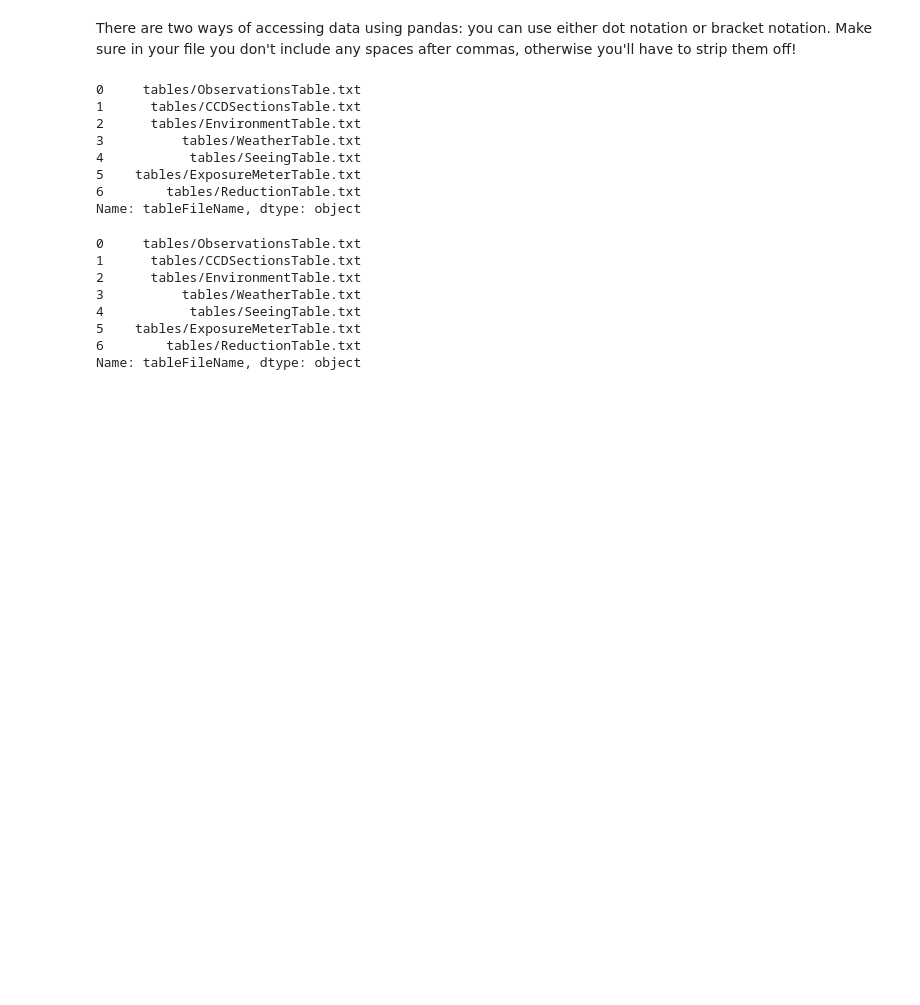
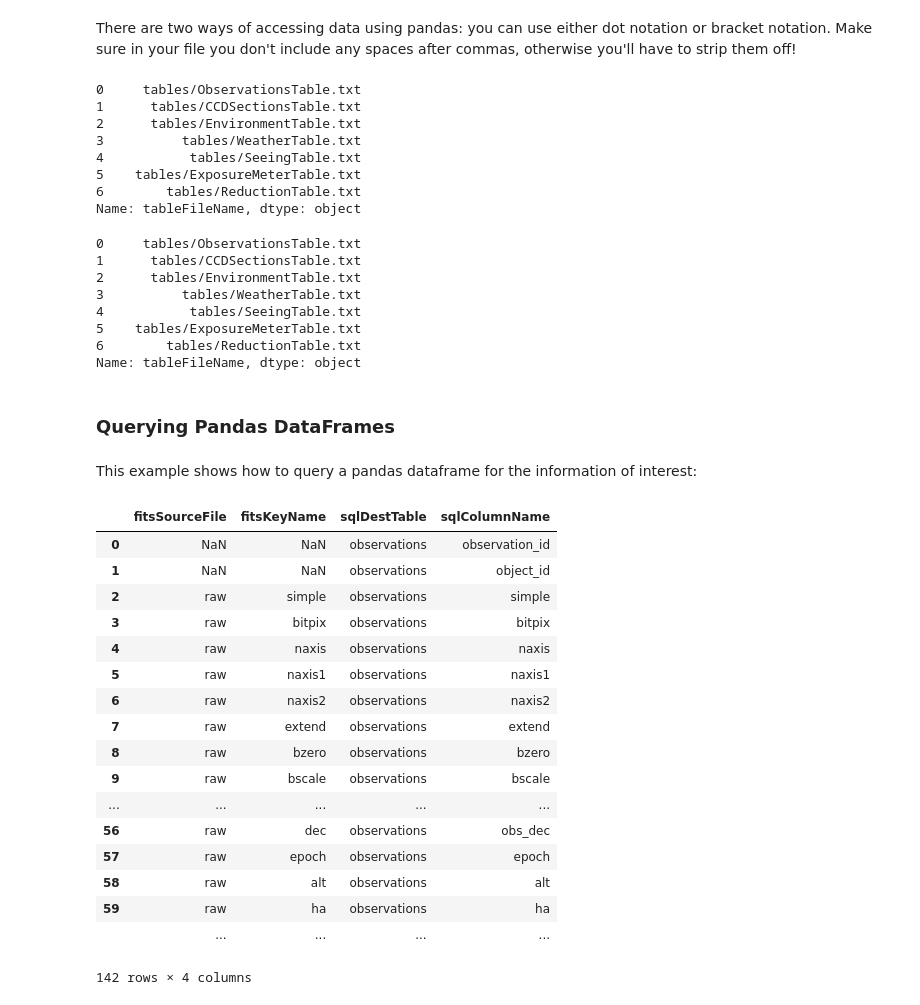
Before and after one commit to mattgiguere/chirondb, a Jupyter notebook: chironDBObject.ipynb, the cells around one changed output. Saved outputs shown, nothing was run; the diff lists cells and outputs as text; code cells hidden in the pictures; blank space fills up the shorter version.

```diff
--- a/chironDBObject.ipynb
+++ b/chironDBObject.ipynb
@@ -87,3 +157,30 @@ tableFrame.tableFileName
 5    tables/ExposureMeterTable.txt
 6        tables/ReductionTable.txt
 Name: tableFileName, dtype: object
+# %% [markdown]
+### Querying Pandas DataFrames
+# %% [markdown]
+This example shows how to query a pandas dataframe for the information of interest:
+# %%
+mapping = pd.read_csv('tables/table2db.txt')
+# %%
+mapping
+# %% [output]
+|  | fitsSourceFile | fitsKeyName | sqlDestTable | sqlColumnName |
+| 0 | NaN | NaN | observations | observation_id |
+| 1 | NaN | NaN | observations | object_id |
+| 2 | raw | simple | observations | simple |
+| 3 | raw | bitpix | observations | bitpix |
+| 4 | raw | naxis | observations | naxis |
+| 5 | raw | naxis1 | observations | naxis1 |
+| 6 | raw | naxis2 | observations | naxis2 |
+| 7 | raw | extend | observations | extend |
+| 8 | raw | bzero | observations | bzero |
+| 9 | raw | bscale | observations | bscale |
+| ... | ... | ... | ... | ... |
+| 56 | raw | dec | observations | obs_dec |
+| 57 | raw | epoch | observations | epoch |
+| 58 | raw | alt | observations | alt |
+| 59 | raw | ha | observations | ha |
+|  | ... | ... | ... | ... |
+142 rows × 4 columns
```
Also changed, not shown: parts of 36 cells of this notebook, 4 other files.
